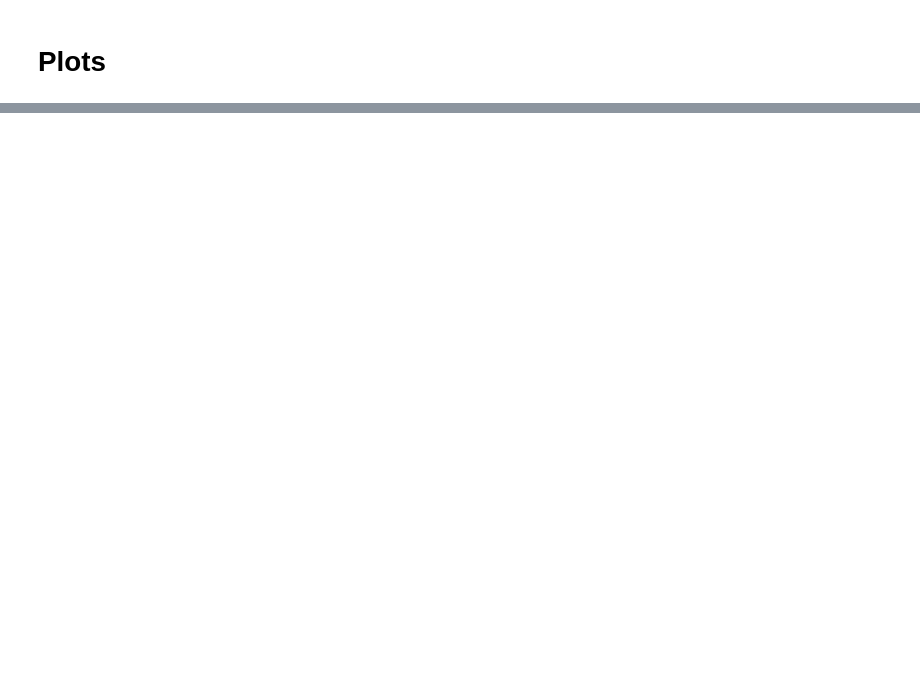
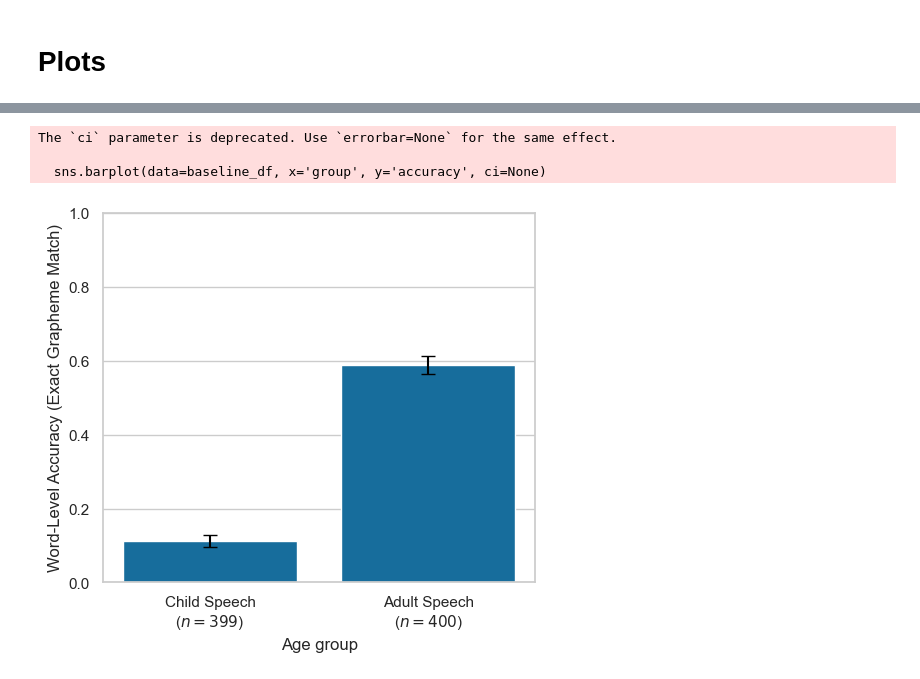
Before and after one commit to rdestaci/ASR_ChildSpeechAdapation, a Jupyter notebook: evaluation.ipynb, the cells around one changed output, grey strips where cells are left out. Saved outputs shown, nothing was run; the diff lists cells and outputs as text; code cells hidden in the pictures; blank space fills up the shorter version.

```diff
--- a/evaluation.ipynb
+++ b/evaluation.ipynb
@@ -330,3 +338,39 @@ plt.show()
+# %%
+import matplotlib.pyplot as plt
+import seaborn as sns
+
+baseline_df = accuracy_df.head(2)
+
+# Create the barplot without built-in confidence intervals
+sns.barplot(data=baseline_df, x='group', y='accuracy', ci=None)
+
+# Add error bars manually
+plt.errorbar(
+    x=[0, 1],  # positions for 'Child Speech' and 'Adult Speech'
+    y=baseline_df['accuracy'],
+    yerr=baseline_df['se_accuracy'],
+    fmt='none',  # no marker
+    ecolor='black',  # color of error bars
+    capsize=5,  # length of the error bar caps
+    linewidth=1.5
+)
+
+# Customize the plot
+plt.xlabel('Age group')
+plt.xticks(ticks=[0, 1], labels=['Child Speech\n($n=399$)', 'Adult Speech\n($n=400$)'])
+plt.ylabel("Word-Level Accuracy (Exact Grapheme Match)")
+plt.ylim(0.0, 1.0)
+plt.subplots_adjust(right=0.8)
+
+# Save and show
+fig = plt.gcf()
+fig.savefig('accuracy_bar.png', dpi=300)
+plt.show()
+# %% [output]
+The `ci` parameter is deprecated. Use `errorbar=None` for the same effect.
+
+  sns.barplot(data=baseline_df, x='group', y='accuracy', ci=None)
+[figure, added]
 # %%
 sns.lineplot(data=accuracy_df, x='learning_rate', y='mean_edit_distance', hue='group', marker='o')
 #plt.xticks(rotation=45)  # optional: rotate x-axis labels if they overlap
```
Also changed, not shown: parts of 27 cells of this notebook, 23 other files.
